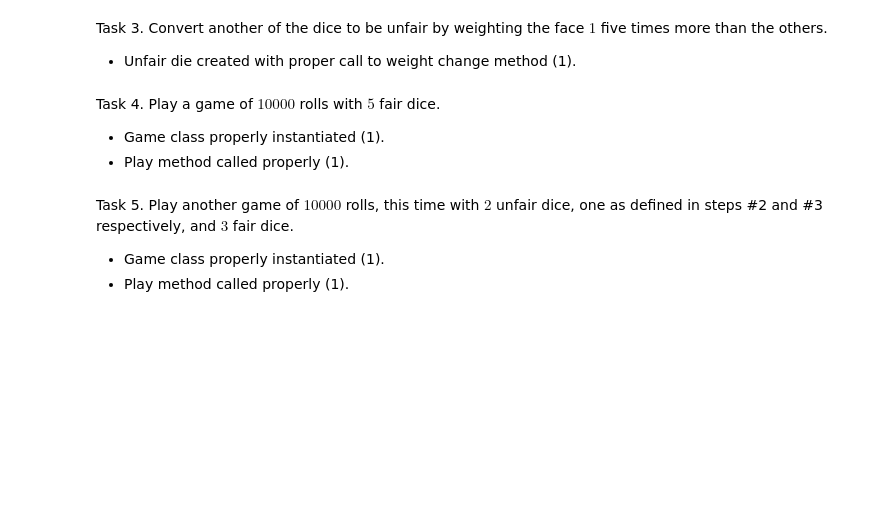
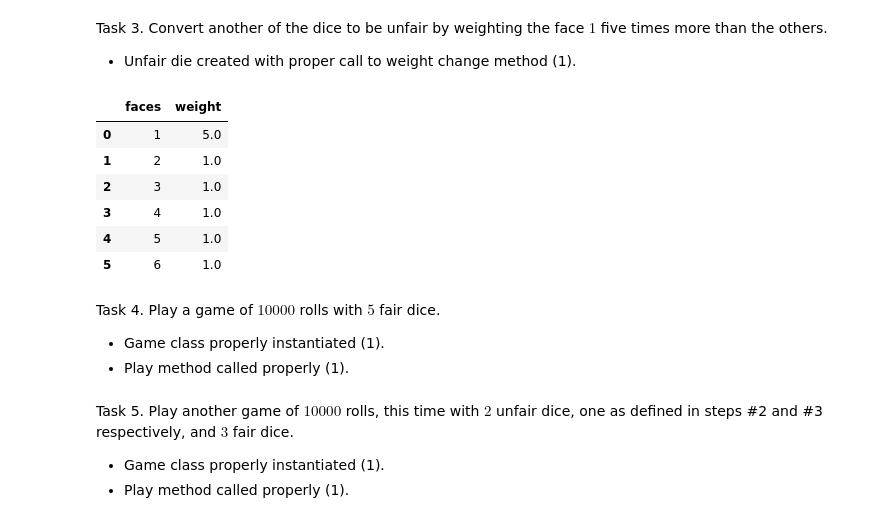
Before and after one commit to alexyang790/ds5100-finalproject-zy7ts, a Jupyter notebook: DS51200_FinalProjectTemplate.ipynb, the cells around one changed output. Saved outputs shown, nothing was run; the diff lists cells and outputs as text; code cells hidden in the pictures; blank space fills up the shorter version.

```diff
--- a/DS51200_FinalProjectTemplate.ipynb
+++ b/DS51200_FinalProjectTemplate.ipynb
@@ -461,6 +515,18 @@ Task 2. Convert one of the dice to an unfair one by weighting the face $6$ five
 Task 3. Convert another of the dice to be unfair by weighting the face $1$ five times more than the others.
 
 - Unfair die created with proper call to weight change method (1).
+# %%
+#covnerting dice 2 to be unfair by weighting the face 1 five times more than the others
+die2.changeweight(1, 5)
+die2.printdie()
+# %% [output]
+|  | faces | weight |
+| 0 | 1 | 5.0 |
+| 1 | 2 | 1.0 |
+| 2 | 3 | 1.0 |
+| 3 | 4 | 1.0 |
+| 4 | 5 | 1.0 |
+| 5 | 6 | 1.0 |
 # %% [markdown]
 Task 4. Play a game of $10000$ rolls with $5$ fair dice.
 
```
Also changed, not shown: parts of 9 cells of this notebook.
